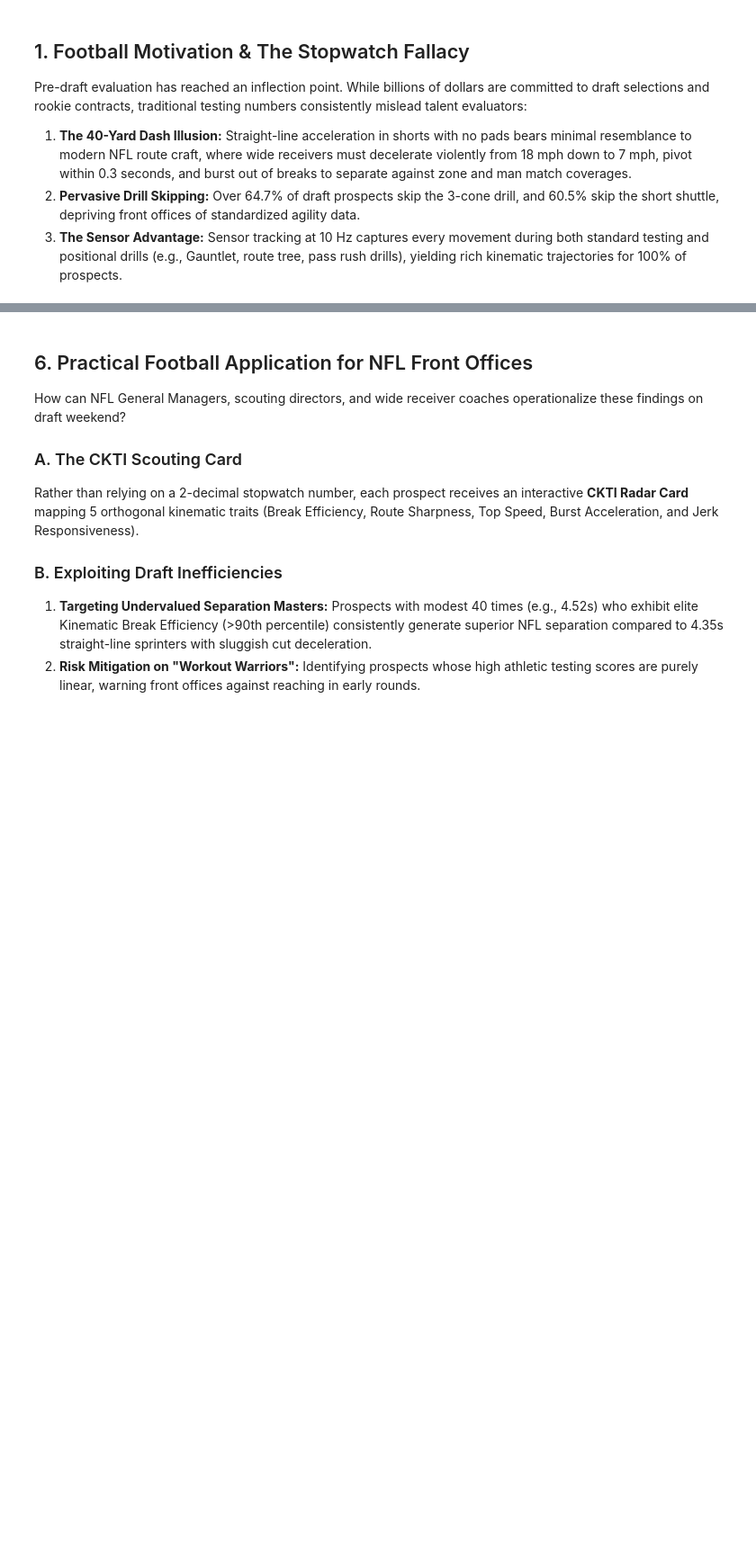
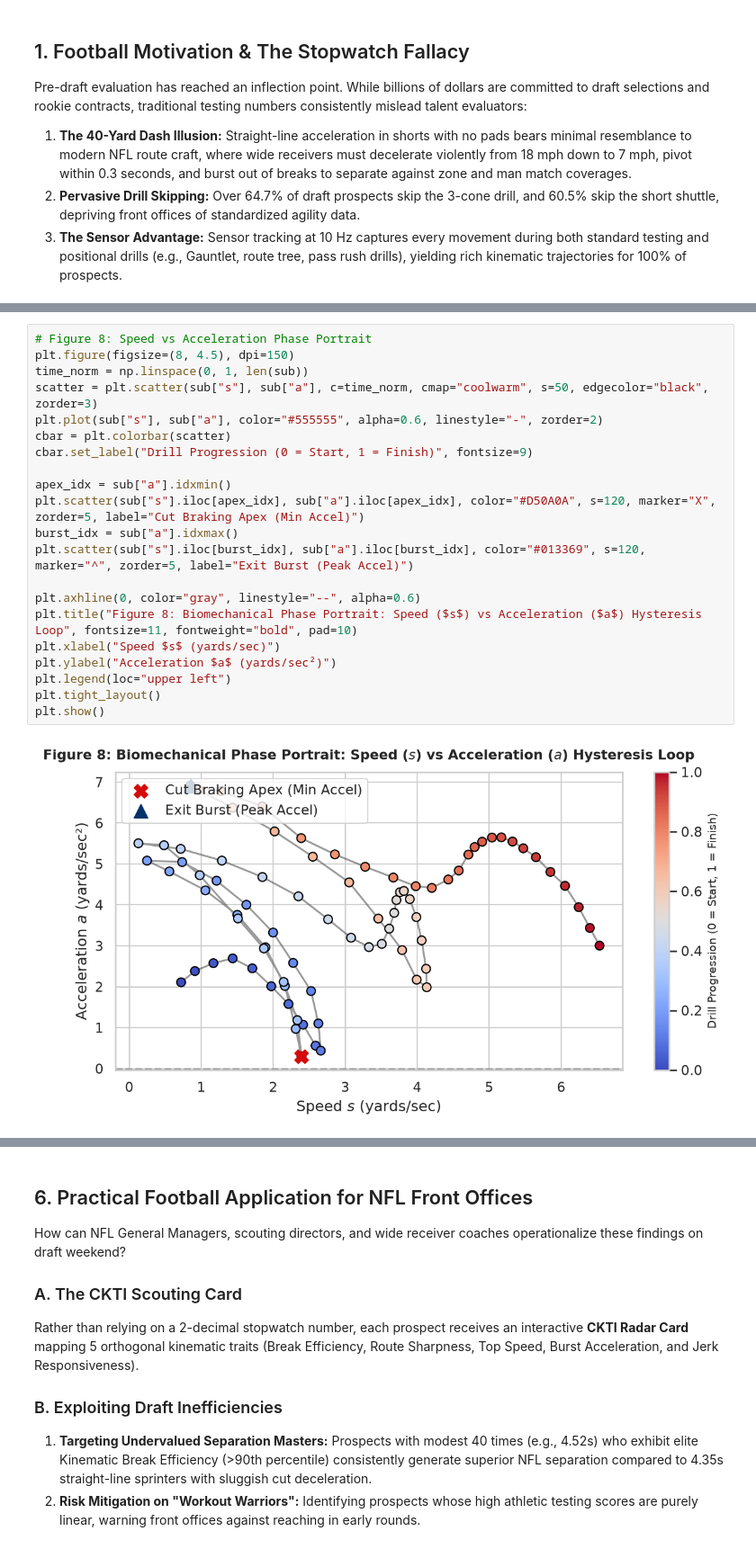
Before and after one commit to javier-hernaez/kaggle-portfolio, a Jupyter notebook: 09_nfl_big_data_bowl_2027/notebooks/nfl_big_data_bowl_2027_solution.ipynb, the cells around one changed output, grey strips where cells are left out. Shown at 90% size. Drawn from its saved outputs; the diff is of its cells as text; blank space fills up the shorter version.

```diff
--- a/09_nfl_big_data_bowl_2027/notebooks/nfl_big_data_bowl_2027_solution.ipynb
+++ b/09_nfl_big_data_bowl_2027/notebooks/nfl_big_data_bowl_2027_solution.ipynb
@@ -71,3 +178,26 @@ display(Image(filename=str(IMG_PATH / "figure6_drill_kinematics_trajectory.png")
+# %%
+# Figure 8: Speed vs Acceleration Phase Portrait
+plt.figure(figsize=(8, 4.5), dpi=150)
+time_norm = np.linspace(0, 1, len(sub))
+scatter = plt.scatter(sub["s"], sub["a"], c=time_norm, cmap="coolwarm", s=50, edgecolor="black", zorder=3)
+plt.plot(sub["s"], sub["a"], color="#555555", alpha=0.6, linestyle="-", zorder=2)
+cbar = plt.colorbar(scatter)
+cbar.set_label("Drill Progression (0 = Start, 1 = Finish)", fontsize=9)
+
+apex_idx = sub["a"].idxmin()
+plt.scatter(sub["s"].iloc[apex_idx], sub["a"].iloc[apex_idx], color="#D50A0A", s=120, marker="X", zorder=5, label="Cut Braking Apex (Min Accel)")
+burst_idx = sub["a"].idxmax()
+plt.scatter(sub["s"].iloc[burst_idx], sub["a"].iloc[burst_idx], color="#013369", s=120, marker="^", zorder=5, label="Exit Burst (Peak Accel)")
+
+plt.axhline(0, color="gray", linestyle="--", alpha=0.6)
+plt.title("Figure 8: Biomechanical Phase Portrait: Speed ($s$) vs Acceleration ($a$) Hysteresis Loop", fontsize=11, fontweight="bold", pad=10)
+plt.xlabel("Speed $s$ (yards/sec)")
+plt.ylabel("Acceleration $a$ (yards/sec²)")
+plt.legend(loc="upper left")
+plt.tight_layout()
+plt.show()
+# %% [output]
+[figure, added]
 # %% [markdown]
 ## 3. Ground Truth NFL Performance Mapping
 
```
Also changed, not shown: parts of 23 cells of this notebook, 12 other files.
